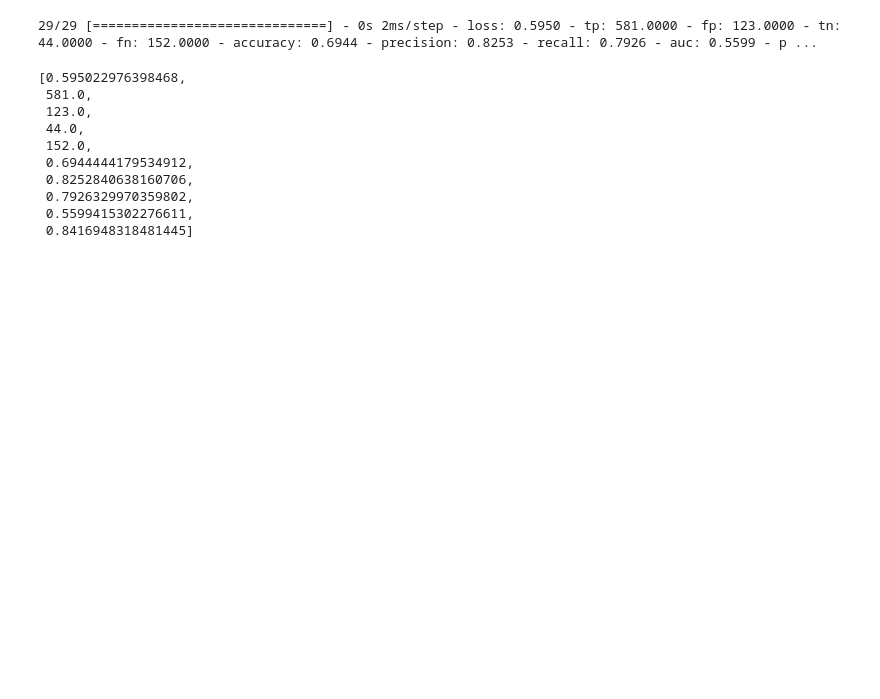
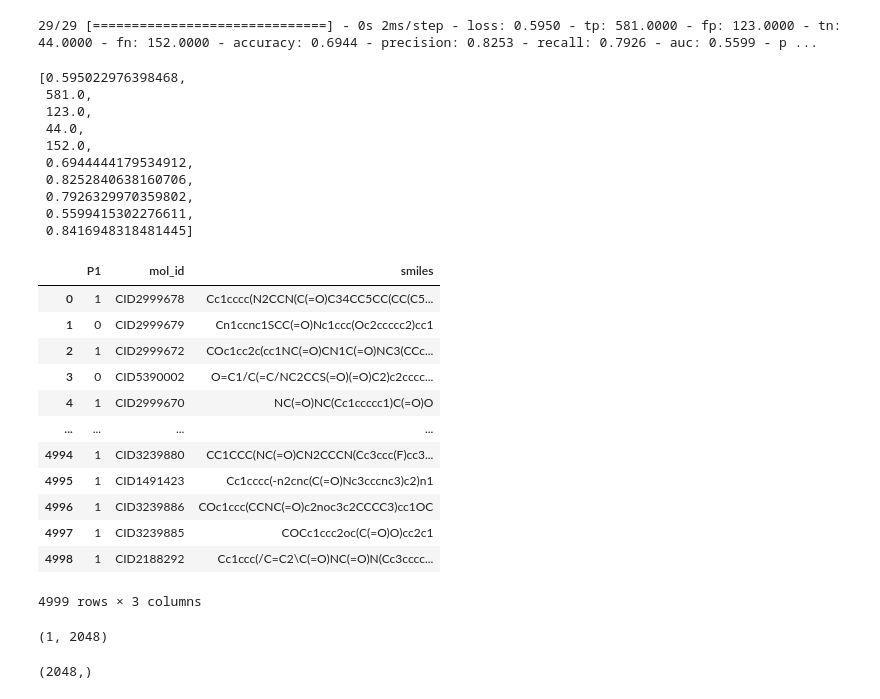
Before and after one commit to vinceh91/lbc, a Jupyter notebook: first_model_explo.ipynb, the cells around one changed output. Saved outputs shown, nothing was run; the diff lists cells and outputs as text; code cells hidden in the pictures; blank space fills up the shorter version.

```diff
--- a/first_model_explo.ipynb
+++ b/first_model_explo.ipynb
@@ -306,0 +309,16 @@ model_simple.evaluate(tf_val_dataset)
+# %%
+df_single_raw
+# %% [output]
+|  | P1 | mol_id | smiles |
+| 0 | 1 | CID2999678 | Cc1cccc(N2CCN(C(=O)C34CC5CC(CC(C5... |
+| 1 | 0 | CID2999679 | Cn1ccnc1SCC(=O)Nc1ccc(Oc2ccccc2)cc1 |
+| 2 | 1 | CID2999672 | COc1cc2c(cc1NC(=O)CN1C(=O)NC3(CCc... |
+| 3 | 0 | CID5390002 | O=C1/C(=C/NC2CCS(=O)(=O)C2)c2cccc... |
+| 4 | 1 | CID2999670 | NC(=O)NC(Cc1ccccc1)C(=O)O |
+| ... | ... | ... | ... |
+| 4994 | 1 | CID3239880 | CC1CCC(NC(=O)CN2CCCN(Cc3ccc(F)cc3... |
+| 4995 | 1 | CID1491423 | Cc1cccc(-n2cnc(C(=O)Nc3cccnc3)c2)n1 |
+| 4996 | 1 | CID3239886 | COc1ccc(CCNC(=O)c2noc3c2CCCC3)cc1OC |
+| 4997 | 1 | CID3239885 | COCc1ccc2oc(C(=O)O)cc2c1 |
+| 4998 | 1 | CID2188292 | Cc1ccc(/C=C2\C(=O)NC(=O)N(Cc3cccc... |
+4999 rows × 3 columns
@@ -306,0 +329,8 @@ model_simple.evaluate(tf_val_dataset)
+# %%
+input.shape
+# %% [output]
+(1, 2048)
+# %%
+np.array(fingerprint_features("Cc1cccc(N2CCN(C(=O)C34CC5CC(CC(C5)C3)C4)CC2)c1C")).shape
+# %% [output]
+(2048,)
```
Also changed, not shown: parts of 6 cells of this notebook, 8 other files.
